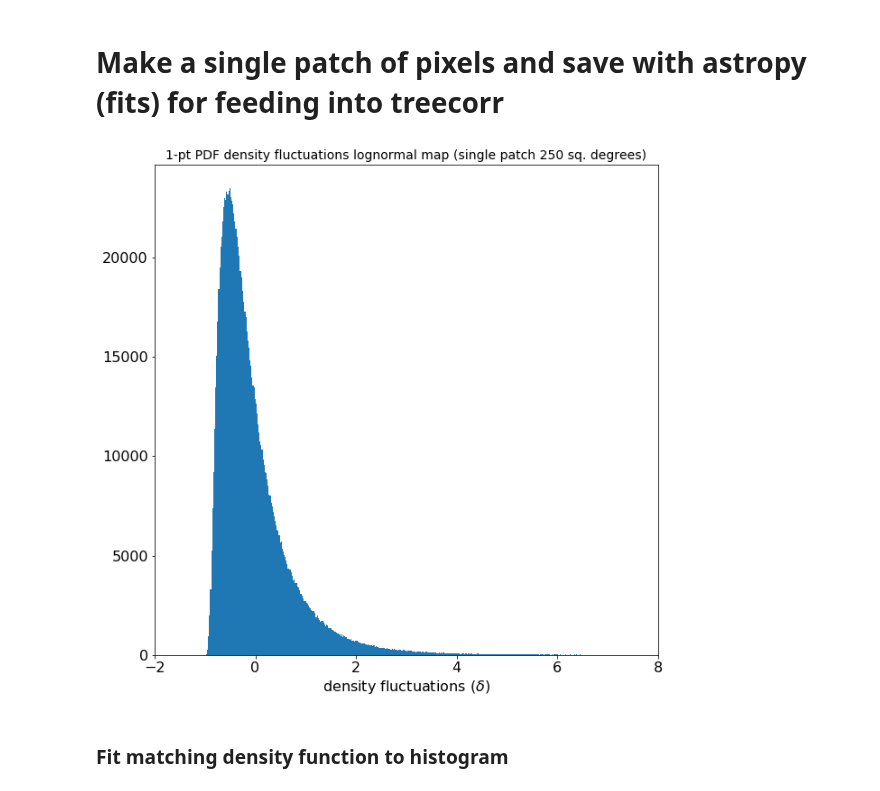
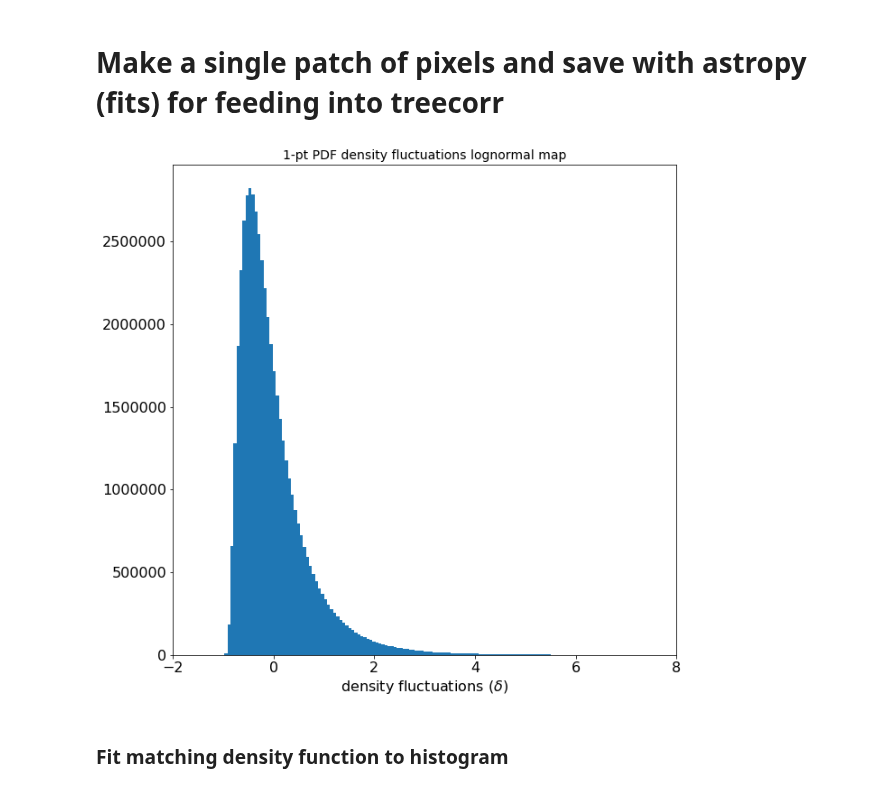
Before and after one commit to anikhalder/Integrated_Bispectrum, a Jupyter notebook: power_spectrum_lognormal/power_spectrum_lognormal_single_patch.ipynb, the cells around one changed output. Drawn from its saved outputs; the diff is of its cells as text; code cells hidden in the pictures.

Commit message:
Power spectrum lognormal updates

```diff
--- a/power_spectrum_lognormal/power_spectrum_lognormal_single_patch.ipynb
+++ b/power_spectrum_lognormal/power_spectrum_lognormal_single_patch.ipynb
@@ -89,7 +89,7 @@ plt.savefig('./simulations_output/plot_output/flask_and_theoretical_angular_corr
 
 density_field_lognormal = hp.fitsfunc.read_map('./simulations_output/lognormal_map/lognormal_map.fits')
 
-nside = 4096
+nside = 2048
 
 plt.figure(figsize=(12,12))
 hp.mollview(density_field_lognormal, min=-1, max=4)
@@ -108,40 +108,43 @@ The interval between meridians is 30 deg -0.00'.
 # Make a single patch of pixels and save with astropy (fits) for feeding into treecorr
 # %%
 # Choose a random pixel i.e. center of spherical cap around which to take sq_degrees area
-disc_center = hp.pix2vec(nside, 101010101)
+disc_center = hp.pix2vec(nside, 1010101)
 
 # radius (in radians) corresponding to area of spherical cap in sky
 
 # find the pixels
 pixels_indices_disc = hp.query_disc(nside, disc_center, patch_radius)
 
 density_field_lognormal_disc = density_field_lognormal[pixels_indices_disc]
 dec = np.pi/2 - hp.pix2ang(nside, pixels_indices_disc)[0]
 RA = hp.pix2ang(nside, pixels_indices_disc)[1]
 
 # for saving into fits file with astropy
 RA_data = Column(RA, name='RA', dtype='float') # column having ra
 dec_data = Column(dec, name='dec', dtype='float') # column having dec
 del_data = Column(density_field_lognormal_disc, name='del', dtype='float') # column having pixels_disc_values
 
 density_fluctuations_table = Table((RA_data, dec_data, del_data))
 # density_fluctuations_table.show_in_notebook()
 
 density_fluctuations_table.write("./simulations_output/single_patch/density_fluctuations_lognormal_single_patch.fits" , overwrite=True)
 
 # 1-pt PDF of density fluctuations within patch
 
-no_of_bins = 1000
+no_of_bins = 500
 
 plt.figure(figsize=(10,10))
-plt.hist(density_field_lognormal_disc, bins=no_of_bins)
+#plt.hist(density_field_lognormal_disc, bins=no_of_bins)
+plt.hist(density_field_lognormal, bins=no_of_bins)
 plt.xlabel('density fluctuations ($δ$)', fontsize=16)
 plt.tick_params(labelsize=16)
 plt.xlim(-2,8)
-plt.title('1-pt PDF density fluctuations lognormal map (single patch '+str(sq_degrees)+' sq. degrees)', fontsize=14)
-plt.savefig("./simulations_output/plot_output/1_pt_PDF_single_patch/density_fluctuations_lognormal_1_pt_PDF_single_patch.pdf")
+#plt.title('1-pt PDF density fluctuations lognormal map (single patch '+str(sq_degrees)+' sq. degrees)', fontsize=14)
+#plt.savefig("./simulations_output/plot_output/1_pt_PDF_single_patch/density_fluctuations_lognormal_1_pt_PDF_single_patch.pdf")
+plt.title('1-pt PDF density fluctuations lognormal map', fontsize=14)
+plt.savefig("./simulations_output/plot_output/1_pt_PDF_single_patch/density_fluctuations_lognormal_1_pt_PDF.pdf")
 # %% [output]
-[figure, old version]
+[figure, new version]
 # %% [markdown]
 ### Fit matching density function to histogram
 # %%
```
Also changed, not shown: parts of 3 cells of this notebook, 9 other files.
